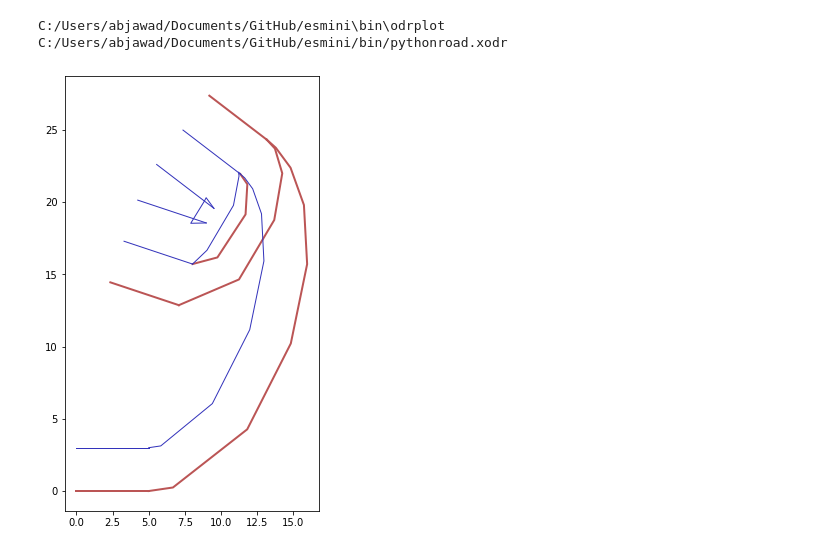
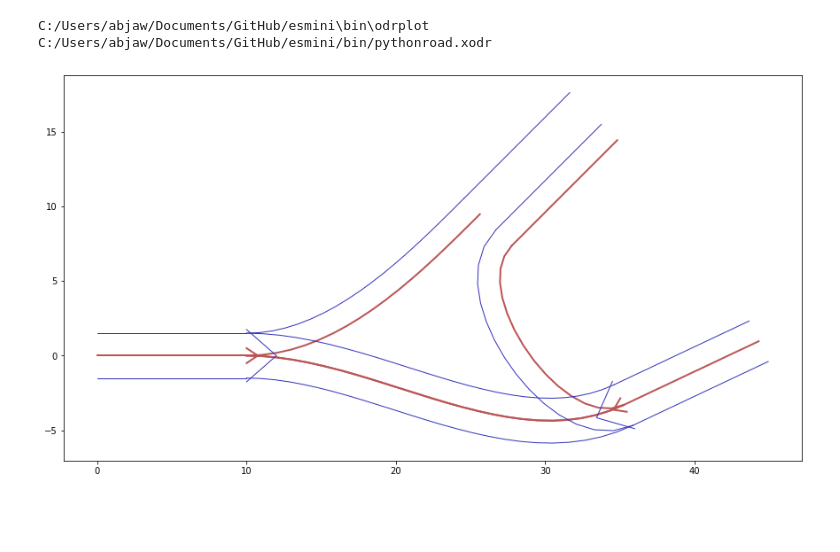
Before and after one commit to AugmentedDesignLab/junction-art, a Jupyter notebook: docs/jupyter_docs/create_intersection_by_sequential_junction_builder.ipynb, the cells around one changed output. Saved outputs shown, nothing was run; the diff lists cells and outputs as text; code cells hidden in the pictures; blank space fills up the shorter version.

Commit message:
update documentation

```diff
--- a/docs/jupyter_docs/create_intersection_by_sequential_junction_builder.ipynb
+++ b/docs/jupyter_docs/create_intersection_by_sequential_junction_builder.ipynb
@@ -1,3 +9,3 @@
 # %%
-projectFolder = 'C:/Users/abjawad/Documents/GitHub/junction-art'
-esminipath = 'C:/Users/abjawad/Documents/GitHub/esmini'
+projectFolder = 'C:/Users/abjaw/Documents/GitHub/junction-art' # add the correct directory name where you downloaded the junction art project
+esminipath = 'C:/Users/abjaw/Documents/GitHub/esmini' # add the correct directory name where you downloaded the esmini
@@ -22,27 +45,27 @@ import pyodrx
 # %%
-builder = SequentialJunctionBuilder(minAngle=np.pi/10,
+intersectionBuilder = SequentialJunctionBuilder(minAngle=np.pi/10,
                                          maxAngle=np.pi * .75,
-                                         straightRoadLen=5,
-                                         probLongConnection=0.5,
-                                         probMinAngle=0.5,
+                                         straightRoadLen=10,
+                                         probLongConnection=0.1,
+                                         probMinAngle=0.1,
                                          probRestrictedLane=0.2,
                                          maxConnectionLength=50,
                                          minConnectionLength=20,
                                          random_seed=2)
 # %%
 maxNumberOfRoadsPerJunction = 3
-odr = builder.createWithRandomLaneConfigurations(straightRoadsPath=' ',
+odr = intersectionBuilder.createWithRandomLaneConfigurations(straightRoadsPath=' ',
                             id=0,
                             maxNumberOfRoadsPerJunction=maxNumberOfRoadsPerJunction,
                             maxLanePerSide=2, minLanePerSide=0,
                             internalConnections=True,
                             cp1=pyodrx.ContactPoint.end,
                             internalLinkStrategy = LaneConfigurationStrategies.SPLIT_FIRST)
 
 # xmlPath = f"output/test_createWithRandomLaneConfigurations-split-first-{maxNumberOfRoadsPerJunction}.xodr"
 # odr.write_xml(xmlPath)
 
 extensions.view_road(odr,esminipath)
 # %% [output]
-C:/Users/abjawad/Documents/GitHub/esmini\bin\odrplot C:/Users/abjawad/Documents/GitHub/esmini/bin/pythonroad.xodr
+C:/Users/abjaw/Documents/GitHub/esmini\bin\odrplot C:/Users/abjaw/Documents/GitHub/esmini/bin/pythonroad.xodr
-[figure, old version]
+[figure, new version]
```
Also changed, not shown: parts of 5 cells of this notebook, 2 other files.
